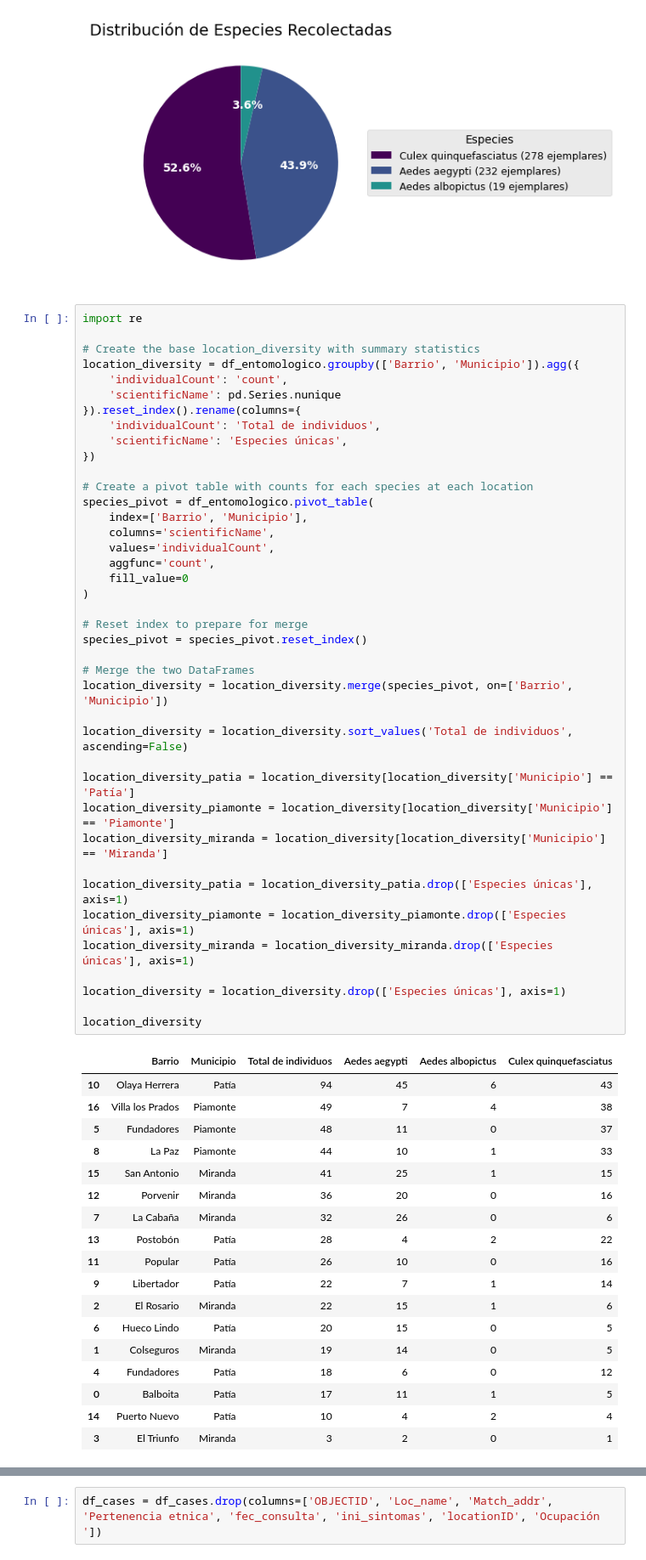
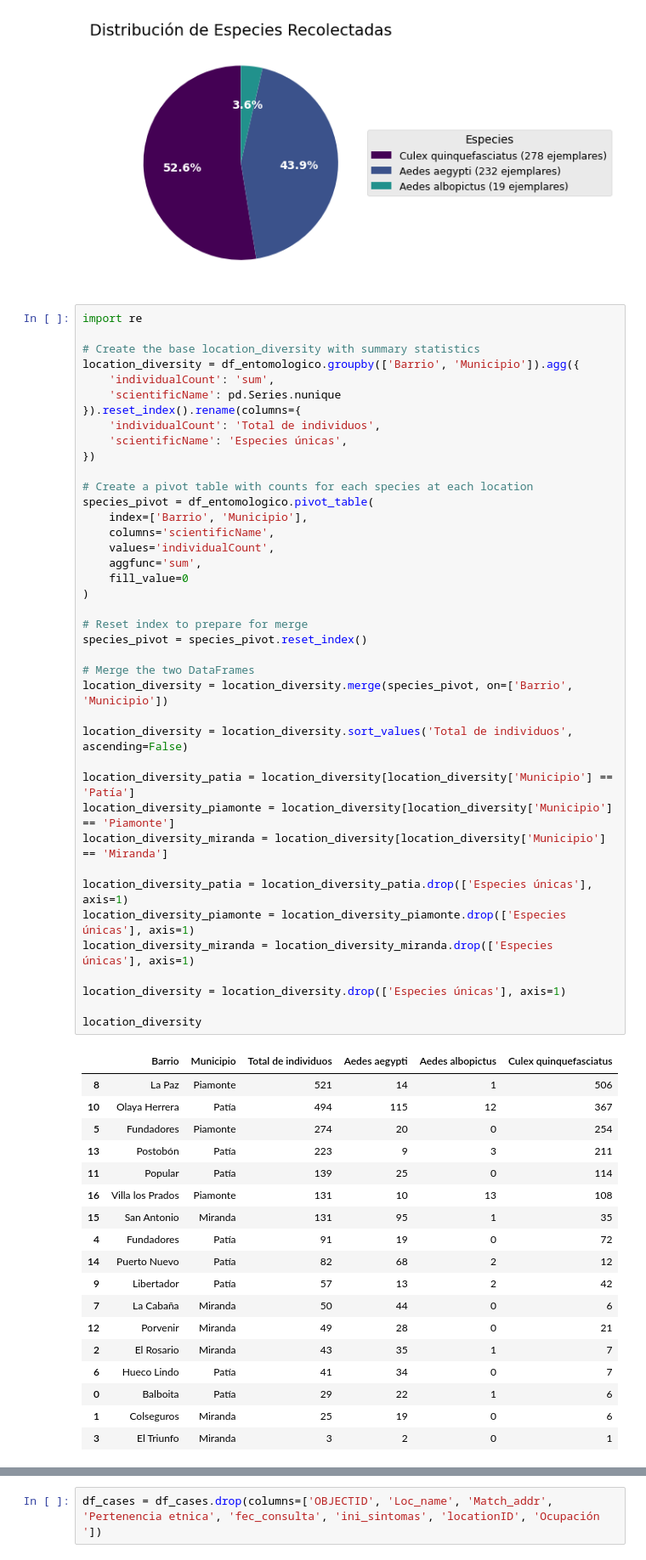
Before and after one commit to Zaprovic/bootcamp-data-analysis, a Jupyter notebook: src/dengue.ipynb, the cells around one changed output, grey strips where cells are left out. Shown at 85% size. Drawn from its saved outputs; the diff is of its cells as text.

```diff
--- a/src/dengue.ipynb
+++ b/src/dengue.ipynb
@@ -319,7 +319,7 @@ import re
 
 # Create the base location_diversity with summary statistics
 location_diversity = df_entomologico.groupby(['Barrio', 'Municipio']).agg({
-    'individualCount': 'count',
+    'individualCount': 'sum',
     'scientificName': pd.Series.nunique
 }).reset_index().rename(columns={
     'individualCount': 'Total de individuos',
@@ -328,50 +328,50 @@ location_diversity = df_entomologico.groupby(['Barrio', 'Municipio']).agg({
 
 # Create a pivot table with counts for each species at each location
 species_pivot = df_entomologico.pivot_table(
     index=['Barrio', 'Municipio'],
     columns='scientificName',
     values='individualCount',
-    aggfunc='count',
+    aggfunc='sum',
     fill_value=0
 )
 
 # Reset index to prepare for merge
 species_pivot = species_pivot.reset_index()
 
 # Merge the two DataFrames
 location_diversity = location_diversity.merge(species_pivot, on=['Barrio', 'Municipio'])
 
 location_diversity = location_diversity.sort_values('Total de individuos', ascending=False)
 
 location_diversity_patia = location_diversity[location_diversity['Municipio'] == 'Patía']
 location_diversity_piamonte = location_diversity[location_diversity['Municipio'] == 'Piamonte']
 location_diversity_miranda = location_diversity[location_diversity['Municipio'] == 'Miranda']
 
 location_diversity_patia = location_diversity_patia.drop(['Especies únicas'], axis=1)
 location_diversity_piamonte = location_diversity_piamonte.drop(['Especies únicas'], axis=1)
 location_diversity_miranda = location_diversity_miranda.drop(['Especies únicas'], axis=1)
 
 location_diversity = location_diversity.drop(['Especies únicas'], axis=1)
 
 location_diversity
 # %% [output]
 |  | Barrio | Municipio | Total de individuos | Aedes aegypti | Aedes albopictus | Culex quinquefasciatus |
-| 10 | Olaya Herrera | Patía | 94 | 45 | 6 | 43 |
-| 16 | Villa los Prados | Piamonte | 49 | 7 | 4 | 38 |
-| 5 | Fundadores | Piamonte | 48 | 11 | 0 | 37 |
-| 8 | La Paz | Piamonte | 44 | 10 | 1 | 33 |
-| 15 | San Antonio | Miranda | 41 | 25 | 1 | 15 |
-| 12 | Porvenir | Miranda | 36 | 20 | 0 | 16 |
-| 7 | La Cabaña | Miranda | 32 | 26 | 0 | 6 |
-| 13 | Postobón | Patía | 28 | 4 | 2 | 22 |
-| 11 | Popular | Patía | 26 | 10 | 0 | 16 |
-| 9 | Libertador | Patía | 22 | 7 | 1 | 14 |
-| 2 | El Rosario | Miranda | 22 | 15 | 1 | 6 |
-| 6 | Hueco Lindo | Patía | 20 | 15 | 0 | 5 |
-| 1 | Colseguros | Miranda | 19 | 14 | 0 | 5 |
-| 4 | Fundadores | Patía | 18 | 6 | 0 | 12 |
-| 0 | Balboita | Patía | 17 | 11 | 1 | 5 |
-| 14 | Puerto Nuevo | Patía | 10 | 4 | 2 | 4 |
+| 8 | La Paz | Piamonte | 521 | 14 | 1 | 506 |
+| 10 | Olaya Herrera | Patía | 494 | 115 | 12 | 367 |
+| 5 | Fundadores | Piamonte | 274 | 20 | 0 | 254 |
+| 13 | Postobón | Patía | 223 | 9 | 3 | 211 |
+| 11 | Popular | Patía | 139 | 25 | 0 | 114 |
+| 16 | Villa los Prados | Piamonte | 131 | 10 | 13 | 108 |
+| 15 | San Antonio | Miranda | 131 | 95 | 1 | 35 |
+| 4 | Fundadores | Patía | 91 | 19 | 0 | 72 |
+| 14 | Puerto Nuevo | Patía | 82 | 68 | 2 | 12 |
+| 9 | Libertador | Patía | 57 | 13 | 2 | 42 |
+| 7 | La Cabaña | Miranda | 50 | 44 | 0 | 6 |
+| 12 | Porvenir | Miranda | 49 | 28 | 0 | 21 |
+| 2 | El Rosario | Miranda | 43 | 35 | 1 | 7 |
+| 6 | Hueco Lindo | Patía | 41 | 34 | 0 | 7 |
+| 0 | Balboita | Patía | 29 | 22 | 1 | 6 |
+| 1 | Colseguros | Miranda | 25 | 19 | 0 | 6 |
 | 3 | El Triunfo | Miranda | 3 | 2 | 0 | 1 |
 # %%
 import seaborn as sns
```
Also changed, not shown: parts of 4 cells of this notebook.
